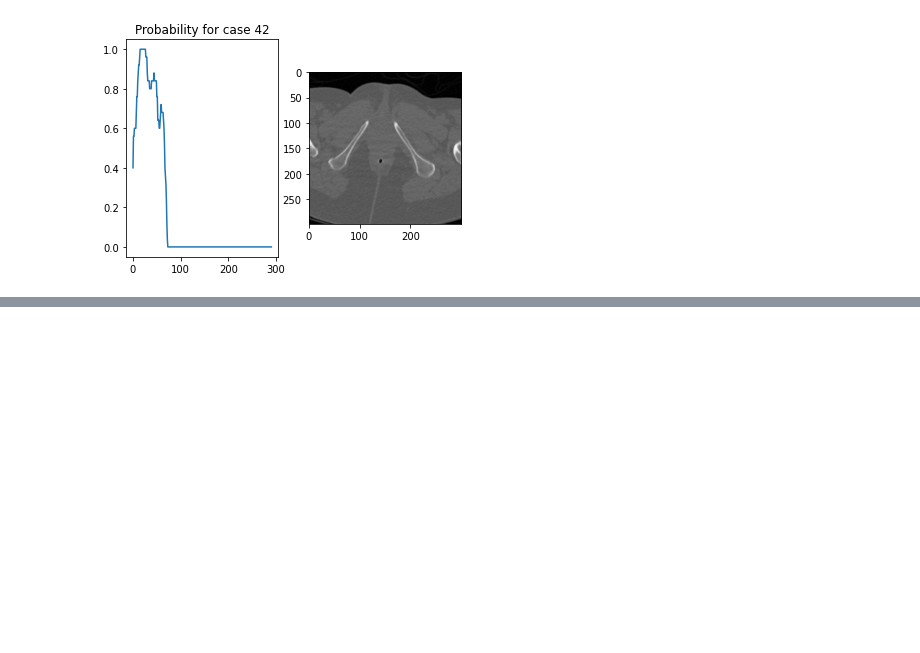
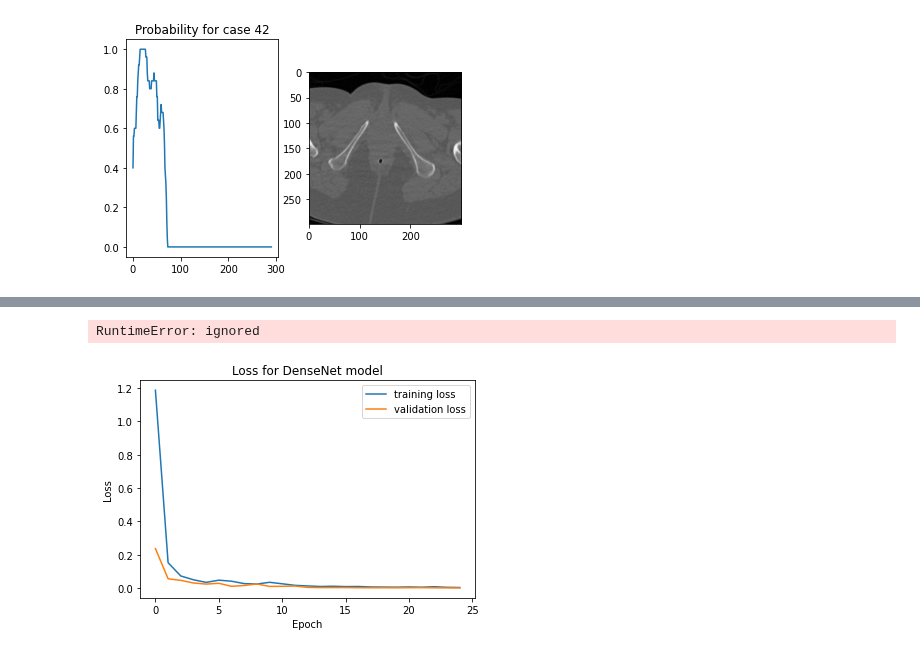
Before and after one commit to KenzaB27/segmentation-of-pelvic-bone, a Jupyter notebook: src/resnet.ipynb, the cells around one changed output, grey strips where cells are left out. Cells and saved outputs as stored; diff of their text form; code cells hidden in the pictures; blank space fills up the shorter version.

```diff
--- a/src/resnet.ipynb
+++ b/src/resnet.ipynb
@@ -310,0 +313,16 @@ for id, cmn_img in data.cmn_img.items():
+# %%
+input = tfkl.Input([None, None, 3])
+x = tf.cast(input, tf.float32)
+# x = tf.image.per_image_standardization(x)
+densenet_model = tfk.applications.DenseNet121(weights="imagenet", include_top=False, pooling="max")
+densenet_output = densenet_model(input)
+hidden_layer = tfkl.Dense(200, activation='relu')(densenet_output)
+hl_reg = tfkl.Dropout(0.5)(hidden_layer)
+# hidden_layer = tfkl.Dense(128, activation='relu')(hl_reg)
+# hl_reg = tfkl.Dropout(0.5)(hidden_layer)
+# hidden_layer = tfkl.Dense(32, activation='relu')(hidden_layer)
+# hl_reg = tfkl.Dropout(0.5)(hidden_layer)
+# hidden_layer = tfkl.Dense(128, activation='relu')(hl_reg)
+# hl_reg = tfkl.Dropout(0.5)(hidden_layer)
+output_layer = tf.keras.layers.Dense(1, activation='sigmoid')(hidden_layer)
+model = tf.keras.models.Model(inputs=input, outputs=output_layer)
@@ -310,0 +348,9 @@ for id, cmn_img in data.cmn_img.items():
+# %%
+densenet_model.trainable = False
+for layer in densenet_model.layers:
+    layer.trainable = False
+
+# compile the model (should be done *after* setting layers to non-trainable)
+optimizer = tf.keras.optimizers.Adam(learning_rate=0.0001, decay=1e-3)
+model.compile(optimizer="adam", loss='binary_crossentropy',
+              metrics=['acc'])
@@ -310,0 +360,24 @@ for id, cmn_img in data.cmn_img.items():
+# %%
+checkpoint_filepath = PATH + '/checkpoint/densenet/'
+model_checkpoint_callback = tf.keras.callbacks.ModelCheckpoint(
+    filepath=checkpoint_filepath,
+    save_weights_only=True,
+    monitor='val_acc',
+    mode='max',
+    save_best_only=True)
+history = model.fit(x=X_train, y=y_train, epochs=25, batch_size=32, validation_data=(X_val, y_val), callbacks=[model_checkpoint_callback])
+model.load_weights(checkpoint_filepath)
+# %% [output]
+RuntimeError: ignored
+# %%
+plt.figure()
+plt.plot(history.history["loss"], label="training loss")
+plt.plot(history.history["val_loss"], label="validation loss")
+plt.title("Loss for DenseNet model")
+plt.xlabel("Epoch")
+plt.ylabel("Loss")
+plt.legend()
+plt.savefig(f'{PATH}/images/loss128.png')
+plt.show()
+# %% [output]
+[figure, added]
```
Also changed, not shown: parts of 12 cells of this notebook.
